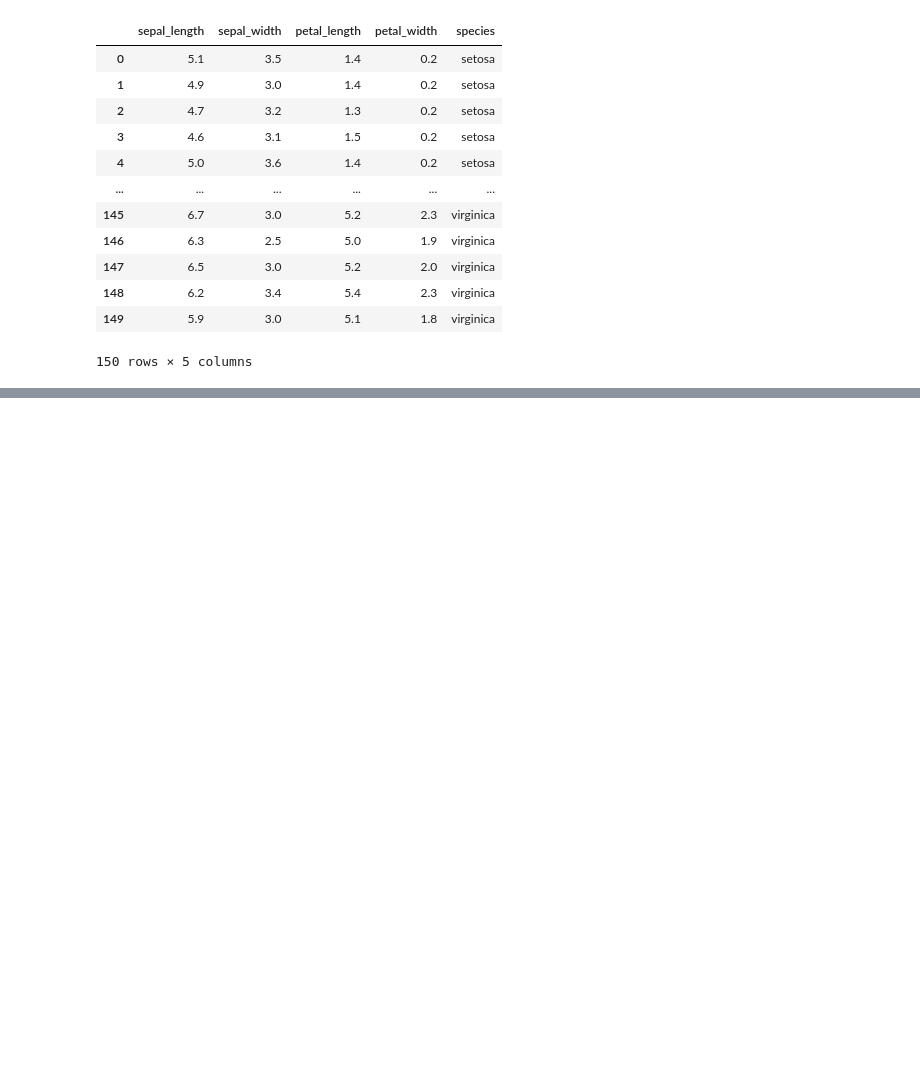
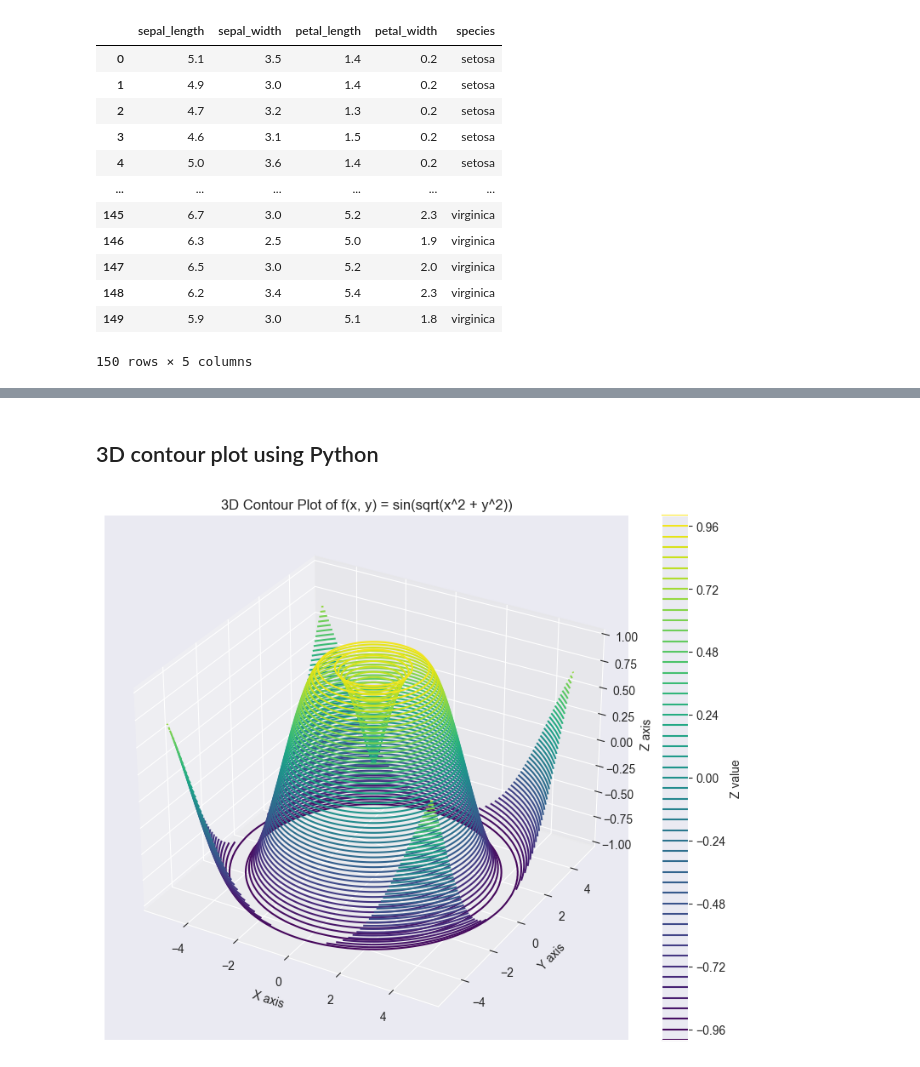
Before and after one commit to ikram2500/Python-practice, a Jupyter notebook: plotts/02_barplot.ipynb, the cells around one changed output, grey strips where cells are left out. Cells and saved outputs as stored; diff of their text form; code cells hidden in the pictures; blank space fills up the shorter version.

```diff
--- a/plotts/02_barplot.ipynb
+++ b/plotts/02_barplot.ipynb
@@ -45,0 +68,27 @@ plt.show()
+# %% [markdown]
+## 3D contour plot using Python
+# %%
+import numpy as np
+import matplotlib.pyplot as plt
+from mpl_toolkits.mplot3d import Axes3D
+
+x = np.linspace(-5, 5, 100)
+y = np.linspace(-5, 5, 100)
+X, Y = np.meshgrid(x, y)
+
+def f(x, y):
+    return np.sin(np.sqrt(x**2 + y**2))
+
+Z = f(X, Y)
+fig = plt.figure(figsize=(10, 8))
+ax = fig.add_subplot(111, projection='3d')
+contour = ax.contour3D(X, Y, Z, 50, cmap='viridis')
+
+ax.set_xlabel('X axis')
+ax.set_ylabel('Y axis')
+ax.set_zlabel('Z axis')
+ax.set_title('3D Contour Plot of f(x, y) = sin(sqrt(x^2 + y^2))')
+fig.colorbar(contour, ax=ax, label= 'Z value')
+plt.show()
+# %% [output]
+[figure, added]
```
Also changed, not shown: parts of 4 cells of this notebook, 13 other files.
